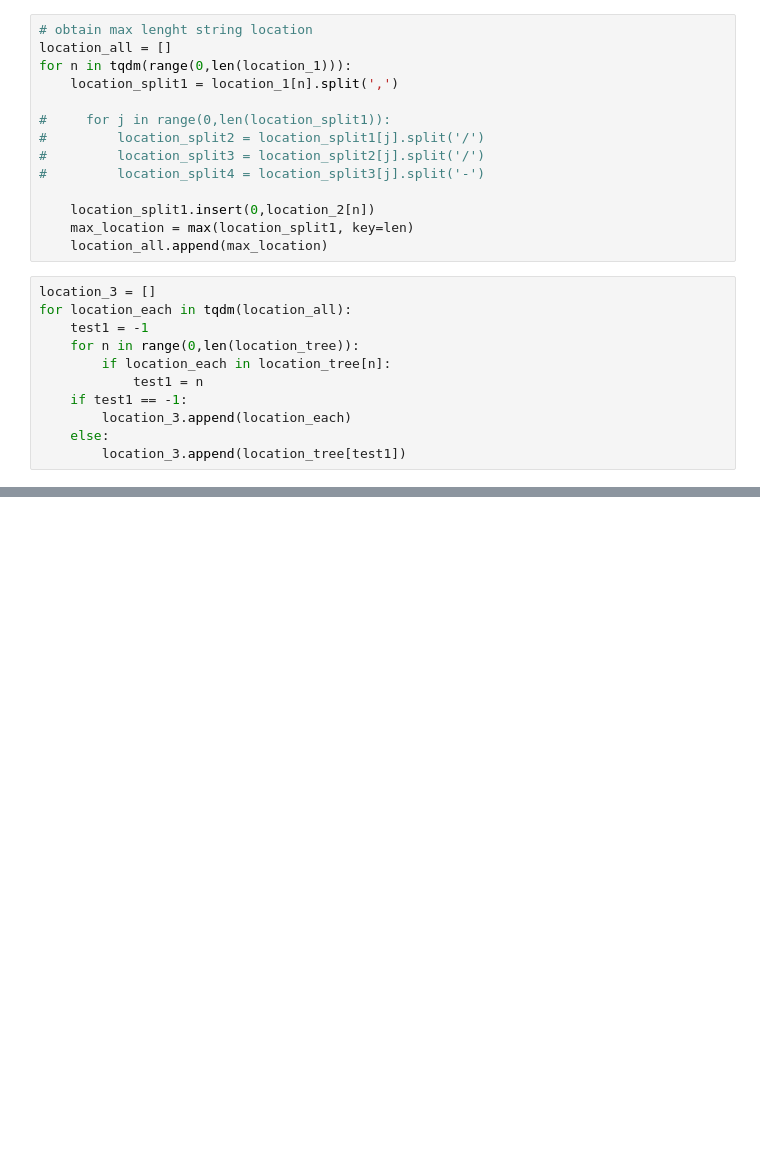
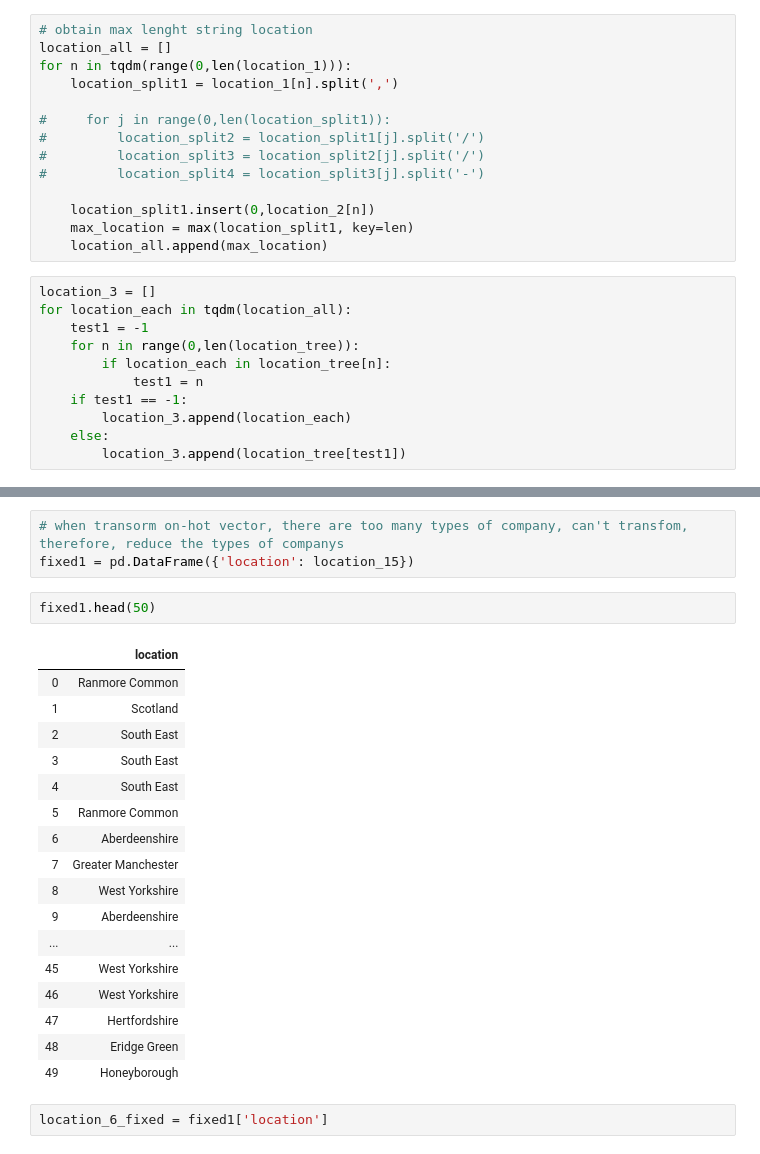
Before and after one commit to inzamamulDU/lozpdata_Top7, a Jupyter notebook: salary_predictions/Untitled.ipynb, the cells around one changed output, grey strips where cells are left out. Saved outputs shown, nothing was run; the diff lists cells and outputs as text; blank space fills up the shorter version.

```diff
--- a/salary_predictions/Untitled.ipynb
+++ b/salary_predictions/Untitled.ipynb
@@ -247,0 +366,25 @@ for location_each in tqdm(location_all):
+# %%
+# when transorm on-hot vector, there are too many types of company, can't transfom, therefore, reduce the types of companys
+fixed1 = pd.DataFrame({'location': location_15})
+# %%
+fixed1.head(50)
+# %% [output]
+|  | location |
+| 0 | Ranmore Common |
+| 1 | Scotland |
+| 2 | South East |
+| 3 | South East |
+| 4 | South East |
+| 5 | Ranmore Common |
+| 6 | Aberdeenshire |
+| 7 | Greater Manchester |
+| 8 | West Yorkshire |
+| 9 | Aberdeenshire |
+| ... | ... |
+| 45 | West Yorkshire |
+| 46 | West Yorkshire |
+| 47 | Hertfordshire |
+| 48 | Eridge Green |
+| 49 | Honeyborough |
+# %%
+location_6_fixed = fixed1['location']
```
Also changed, not shown: parts of 59 cells of this notebook, 9 other files.
